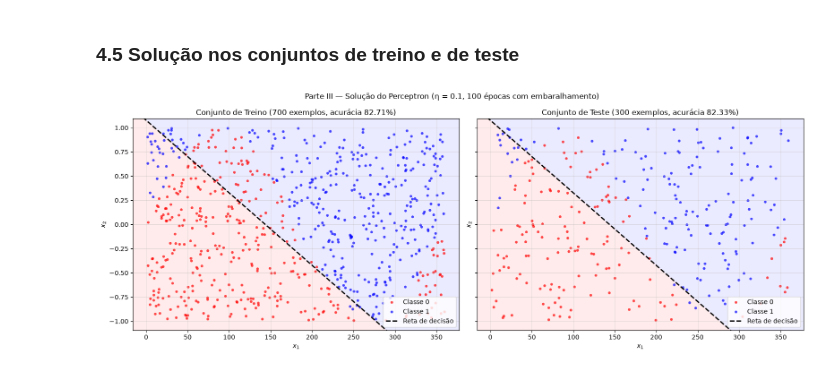
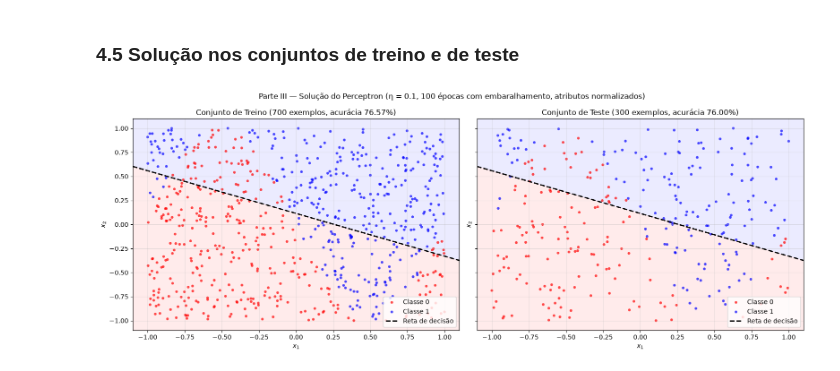
Before and after one commit to jubcohen/aprendizado-neuronio-perceptron-pp2, a Jupyter notebook: pp-2.1-perceptron-2026-2.ipynb, the cells around one changed output. Drawn from its saved outputs; the diff is of its cells as text; code cells hidden in the pictures.

Commit message:
ajustes ao longo do código com foco na parte 2 e 3

```diff
--- a/pp-2.1-perceptron-2026-2.ipynb
+++ b/pp-2.1-perceptron-2026-2.ipynb
@@ -45,13 +45,27 @@ O viés **não** é adicionado aqui: ele é responsabilidade do neurônio (funç
 # %%
 def carregar_dados(caminho):
     """Lê um arquivo binário (m, 1, 3) e devolve X (m, 2) e yd (m,)."""
+    # aceita (m, 1, 3) ou (m, 3): o reshape deixa uma linha por exemplo
     dados = np.load(caminho).reshape(-1, 3)
-    X = dados[:, :2]
-    yd = dados[:, 2].astype(int)
+    X = dados[:, :2]                # atributos x1 e x2
+    yd = dados[:, 2].astype(int)    # rótulos 0 ou 1
     print(np.load(caminho).shape)
     print(f"[{caminho}] {X.shape[0]} exemplos carregados "
           f"(classe 0: {np.sum(yd == 0)}, classe 1: {np.sum(yd == 1)}).")
     return X, yd
+
+def normalizar_atributos(X):
+    """
+    Leva cada atributo (coluna) de X para [-1, 1] por min-max.
+
+    limites : (minimos, maximos) são calculados a partir de X
+    Devolve X normalizado e os limites usados, para reaplicá-los em outro conjunto.
+    """
+    # mínimo e máximo de cada coluna separadamente (axis=0), e não da matriz inteira
+    limites = (X.min(axis=0), X.max(axis=0))
+    minimos, maximos = limites
+    # (X - min) / (max - min) leva para [0, 1]; "* 2 - 1" desloca para [-1, 1]
+    return 2 * (X - minimos) / (maximos - minimos) - 1, limites
 # %% [markdown]
 ### 1.2 Operações do neurônio
 
@@ -577,8 +561,16 @@ plt.show()
 X_treino, X_teste, yd_treino, yd_teste = dividir_holdout(
     X_p3, yd_p3, frac_treino=FRAC_TREINO, semente=identificador)
 
+# Normalização por atributo: limites calculados só no treino e reaplicados no teste
+# (exemplos de teste podem ficar levemente fora de [-1, 1], o que é esperado)
+X_treino, limites_p3 = normalizar_atributos(X_treino)
+X_teste, _ = normalizar_atributos(X_teste)
+
 print("Formato treino:", X_treino.shape)
 print("Formato teste: ", X_teste.shape)
+print(f"Limites do treino: mínimos {limites_p3[0]}, máximos {limites_p3[1]}")
+
+# SPOILER: essa normalização piorou o desempenho do modelo, talvez seja melhor deixar sem
 # %% [output]
 Formato treino: (700, 2)
 Formato teste:  (300, 2)
@@ -636,8 +677,9 @@ Matriz de Confusão (linhas = real, colunas = previsto):
 # %%
 plotar_treino_teste(X_treino, yd_treino, X_teste, yd_teste, resultado_p3.w_final,
                     theta=THETA,
                     titulo=f'Parte III — Solução do Perceptron '
-                           f'(η = {ETA_PARTE3}, {EPOCAS_PARTE3} épocas com embaralhamento)')
+                           f'(η = {ETA_PARTE3}, {EPOCAS_PARTE3} épocas com embaralhamento, '
+                           f'atributos normalizados)')
 plt.show()
 # %% [output]
-[figure, old version]
+[figure, new version]
```
Also changed, not shown: parts of 31 cells of this notebook.
